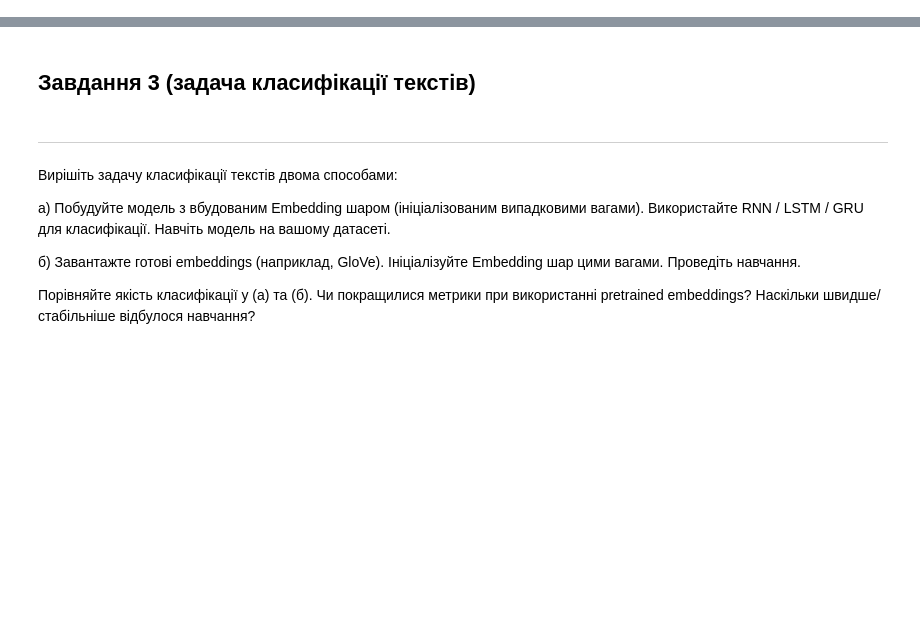
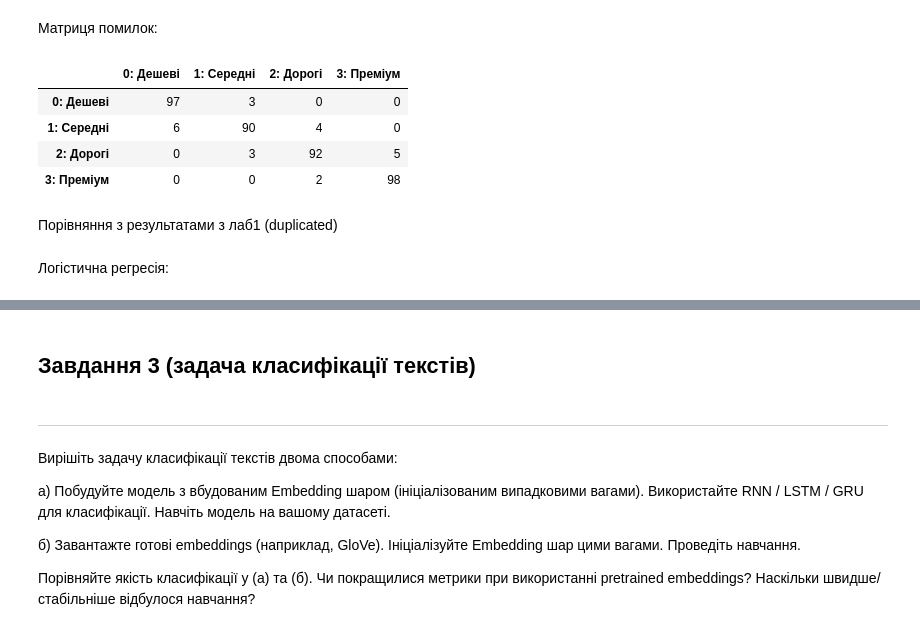
Before and after one commit to MansteinOrGuderian/IntelligentDataAnalysis, a Jupyter notebook: lab3.ipynb, the cells around one changed output, grey strips where cells are left out. Cells and saved outputs as stored; diff of their text form; code cells hidden in the pictures; blank space fills up the shorter version.

```diff
--- a/lab3.ipynb
+++ b/lab3.ipynb
@@ -0,0 +328,6 @@
+# %%
+y_pred_proba = model.predict(X_test_scaled)
+y_pred_nn = np.argmax(y_pred_proba, axis=1)
+
+acc_nn = accuracy_score(y_test, y_pred_nn)
+print(f"Точність нейронної мережі: {acc_nn:.4f} ({acc_nn*100:.2f}%)")
@@ -0,0 +351,18 @@
+# %% [markdown]
+Матриця помилок:
+# %%
+pd.DataFrame(
+    confusion_matrix(y_test, y_pred_nn),
+    index=['0: Дешеві', '1: Середні', '2: Дорогі', '3: Преміум'],
+    columns=['0: Дешеві', '1: Середні', '2: Дорогі', '3: Преміум']
+)
+# %% [output]
+|  | 0: Дешеві | 1: Середні | 2: Дорогі | 3: Преміум |
+| 0: Дешеві | 97 | 3 | 0 | 0 |
+| 1: Середні | 6 | 90 | 4 | 0 |
+| 2: Дорогі | 0 | 3 | 92 | 5 |
+| 3: Преміум | 0 | 0 | 2 | 98 |
+# %% [markdown]
+Порівняння з результатами з лаб1 (duplicated)
+# %% [markdown]
+Логістична регресія:
```
Also changed, not shown: parts of 49 cells of this notebook.
